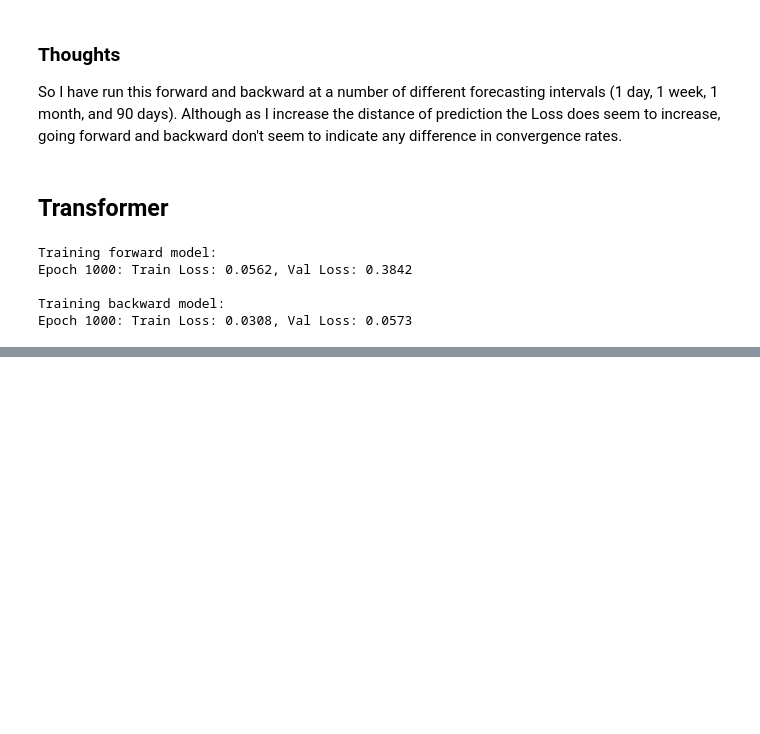
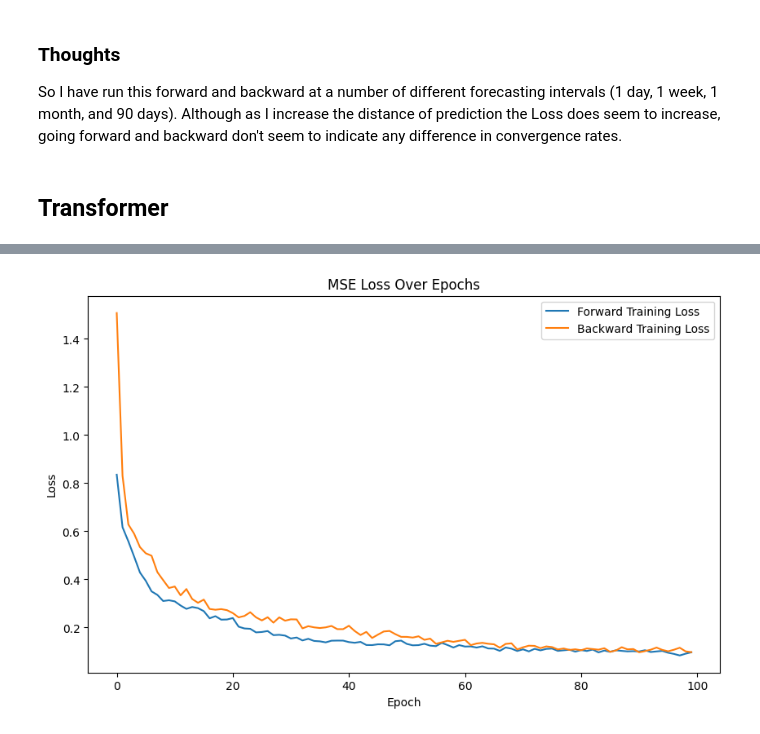
Before and after one commit to ChrisGuarino/PastPredict, a Jupyter notebook: chris_main.ipynb, the cells around one changed output, grey strips where cells are left out. Drawn from its saved outputs; the diff is of its cells as text; code cells hidden in the pictures; blank space fills up the shorter version.

```diff
--- a/chris_main.ipynb
+++ b/chris_main.ipynb
@@ -270,29 +290,22 @@ def train_model(model, train_loader, val_loader, num_epochs=10):
 def reset_weights(m):
     if isinstance(m, nn.Linear):
         m.reset_parameters()
-# %%
-
-#This function trains the model and evaluates it on a validation set for each epoch, printing the training and validation loss.
-
-### Running the Training
-
-#Now you can run the training for both forward and backward models using the `train_model` function. Assume you already have `train_loader_fwd`, `test_loader_fwd`, `train_loader_bkwd`, and `test_loader_bkwd` set up:
-
-# Assuming 'model' is instantiated and moved to the appropriate device
-device = torch.device("cuda" if torch.cuda.is_available() else "cpu")
-model.to(device)
-
-# Forward direction training
-print("Training forward model:")
-train_model(model, train_loader_fwd, test_loader_fwd, num_epochs=1000)
-
-# You might want to reset or re-instantiate the model here before training backwards
-model.apply(reset_weights)  # Reset weights for a fair comparison
-print("\nTraining backward model:")
-train_model(model, train_loader_bkwd, test_loader_bkwd, num_epochs=1000)
-# %% [output]
-Training forward model:
-Epoch 1000: Train Loss: 0.0562, Val Loss: 0.3842
-
-Training backward model:
-Epoch 1000: Train Loss: 0.0308, Val Loss: 0.0573
+# %%
+import matplotlib.pyplot as plt
+
+# Assuming train_model has been called and returned loss values for both forward and backward training
+model.apply(reset_weights)  # Reset model weights
+loss_values_fwd_train, loss_values_fwd_val = train_model(model, train_loader_fwd, test_loader_fwd, num_epochs=100)
+model.apply(reset_weights)  # Reset model weights
+loss_values_bkwd_train, loss_values_bkwd_val = train_model(model, train_loader_bkwd, test_loader_bkwd, num_epochs=100)
+
+# Plotting
+plt.figure(figsize=(10, 6))
+plt.plot(loss_values_fwd_train, label='Forward Training Loss')
+plt.plot(loss_values_bkwd_train, label='Backward Training Loss')
+plt.xlabel('Epoch')
+plt.ylabel('Loss')
+plt.title('MSE Loss Over Epochs')
+plt.legend()
+plt.show()
+# %% [output]
@@ -298,0 +329 @@ Epoch 1000: Train Loss: 0.0308, Val Loss: 0.0573
+[figure, added]
```
Also changed, not shown: parts of 3 cells of this notebook.
